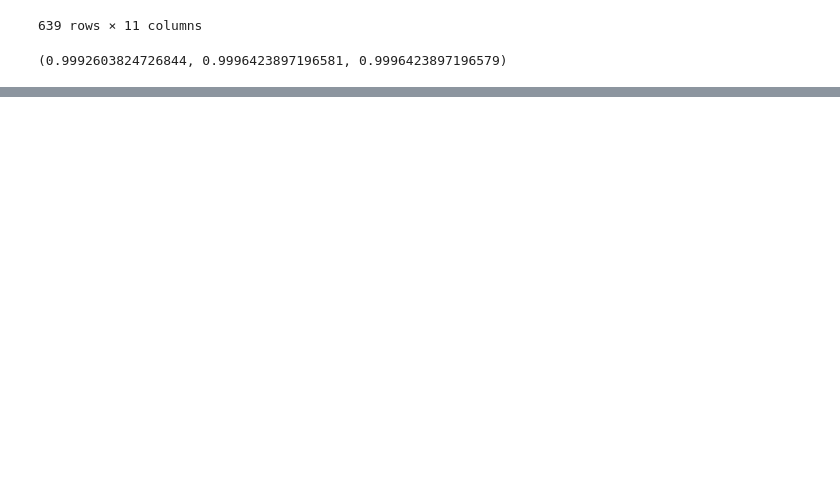
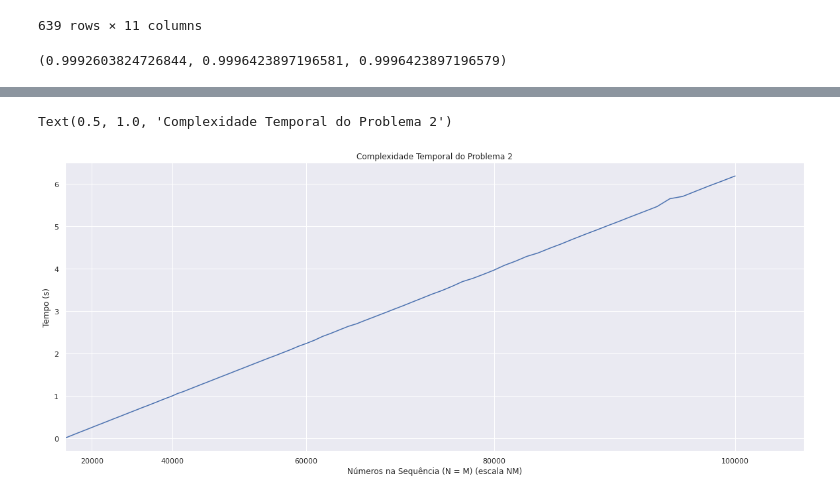
Before and after one commit to ist199211-ist199341/asa-p1, a Jupyter notebook: report/results.ipynb, the cells around one changed output, grey strips where cells are left out. Cells and saved outputs as stored; diff of their text form; code cells hidden in the pictures; blank space fills up the shorter version.

```diff
--- a/report/results.ipynb
+++ b/report/results.ipynb
@@ -46,0 +48,3 @@ Text(0, 0.5, 'Tempo (s)')
+# %%
+df_p2 = pd.read_csv("./report_prob2.csv")
+df_p2['nm'] = df_p2['n1'] * df_p2['n2']
@@ -46,0 +67,11 @@ Text(0, 0.5, 'Tempo (s)')
+# %%
+plt.figure(figsize=(20, 8))
+ax = sns.lineplot(x="n1", y="mean", data=df_p2, err_style="bars", ci="sd")
+ax.set_xlim(left=10)
+ax.set_xlabel("Números na Sequência (N = M) (escala NM)")
+ax.set_ylabel("Tempo (s)")
+ax.set_xscale("function", functions=(lambda x: x ** 2, lambda x: x ** (1/2)))
+plt.title("Complexidade Temporal do Problema 2")
+# %% [output]
+Text(0.5, 1.0, 'Complexidade Temporal do Problema 2')
+[figure, added]
```
Also changed, not shown: parts of 3 cells of this notebook, 1 other file.
